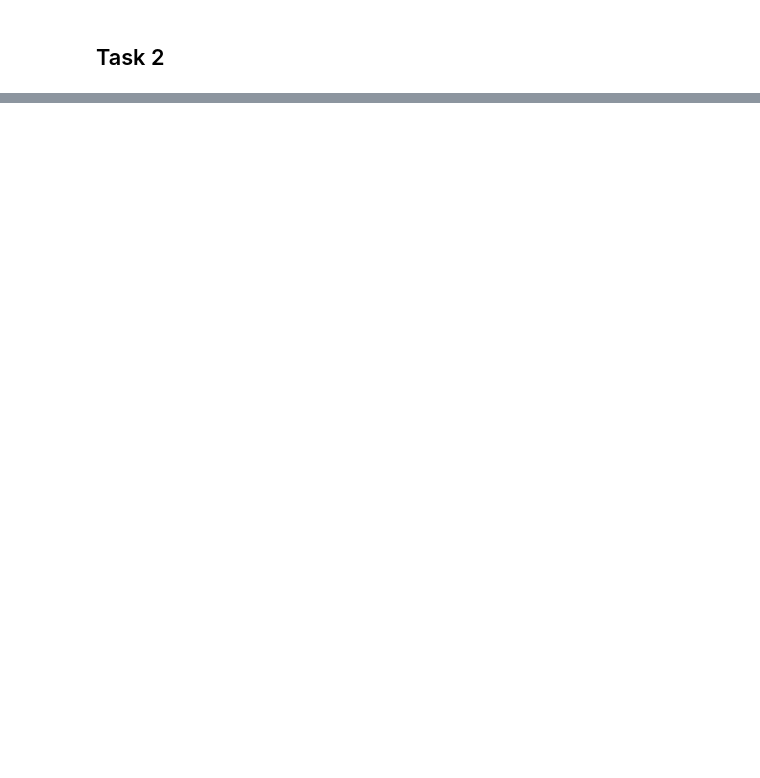
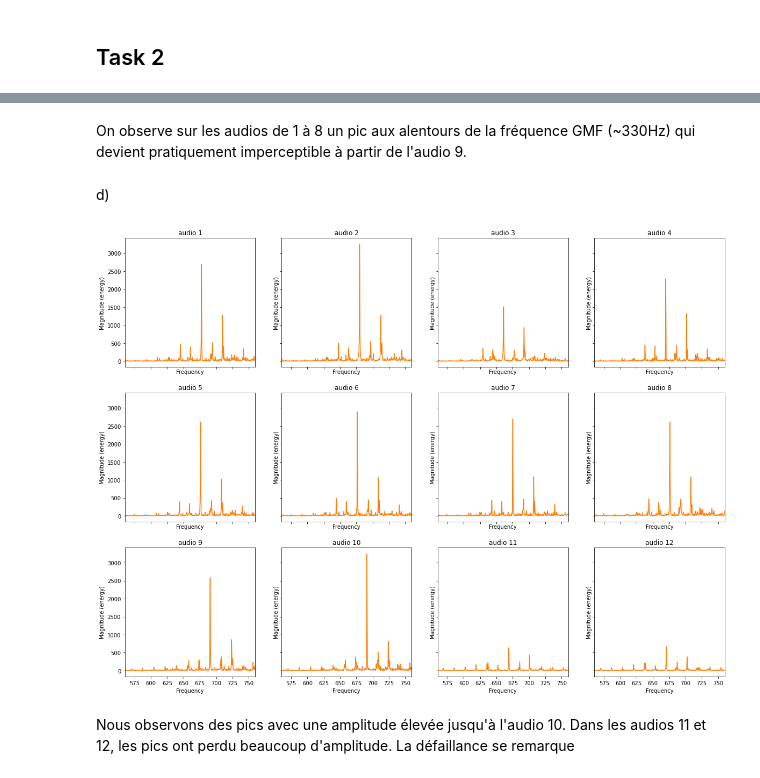
Before and after one commit to Remyb98/5I-SI4, a Jupyter notebook: TP4/Rapport.ipynb, the cells around one changed output, grey strips where cells are left out. Drawn from its saved outputs; the diff is of its cells as text; code cells hidden in the pictures; blank space fills up the shorter version.

```diff
--- a/TP4/Rapport.ipynb
+++ b/TP4/Rapport.ipynb
@@ -102,0 +128,17 @@ for i in range(3):
+# %% [markdown]
+On observe sur les audios de 1 à 8 un pic aux alentours de la fréquence GMF (~330Hz) qui devient pratiquement imperceptible à partir de l'audio 9.
+# %% [markdown]
+d)
+# %%
+n = 0
+fig, axs = plt.subplots(3, 4, figsize=(20, 15), sharex=True, sharey=True)
+for i in range(3):
+    for j in range(4):
+        axs[i, j].magnitude_spectrum(data[n][0], Fs=20000, color='C1')
+        axs[i, j].set_title(f"audio {n + 1}")
+        axs[i, j].set_xlim(560, 760)
+        n += 1
+# %% [output]
+[figure, added]
+# %% [markdown]
+Nous observons des pics avec une amplitude élevée jusqu'à l'audio 10. Dans les audios 11 et 12, les pics ont perdu beaucoup d'amplitude. La défaillance se remarque
```
Also changed, not shown: parts of 16 cells of this notebook.
